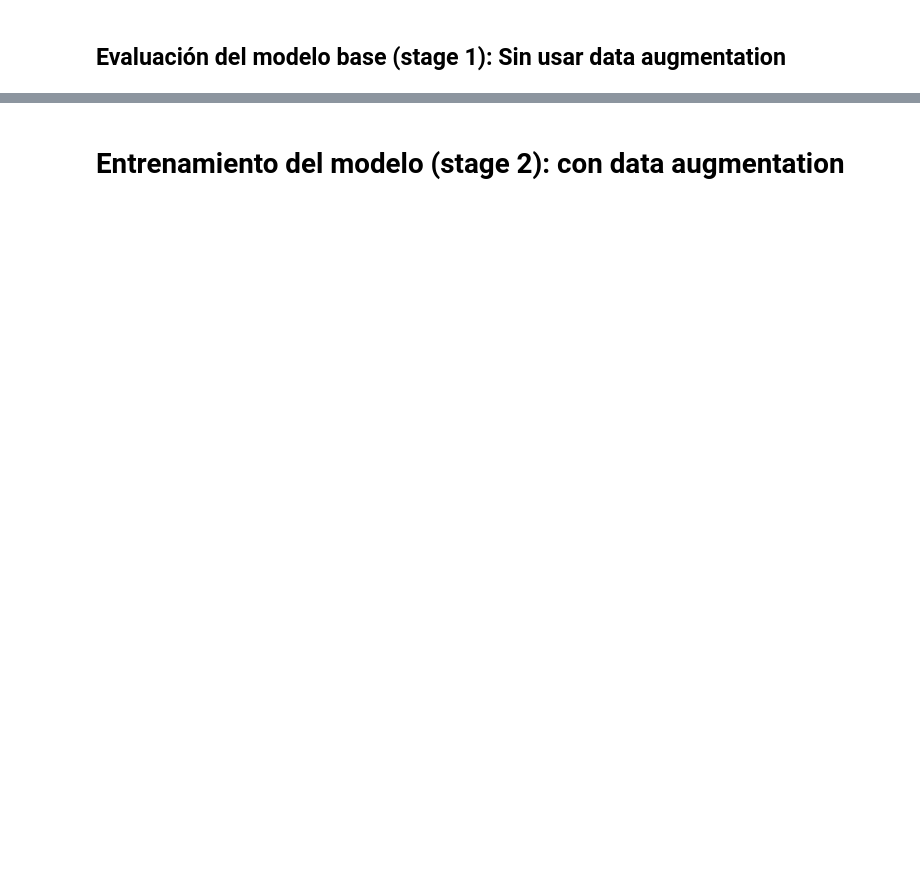
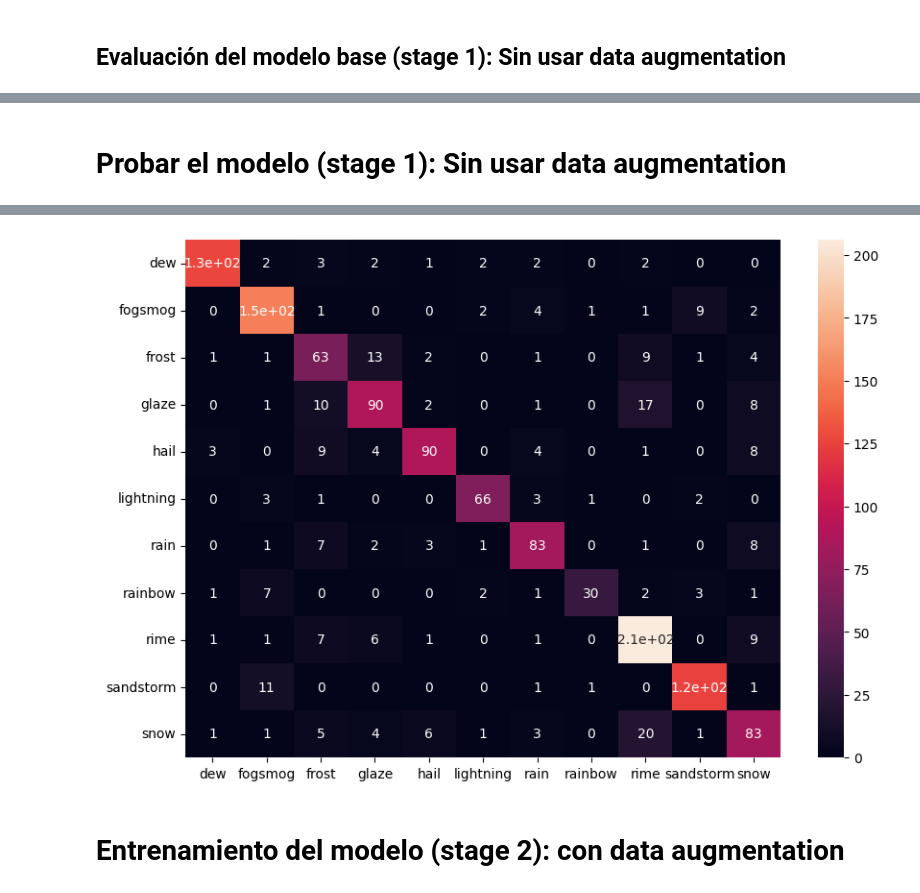
Before and after one commit to Mike5801/MachineLearningProject, a Jupyter notebook: A01610836_Avance_S3.ipynb, the cells around one changed output, grey strips where cells are left out. Drawn from its saved outputs; the diff is of its cells as text; code cells hidden in the pictures; blank space fills up the shorter version.

```diff
--- a/A01610836_Avance_S3.ipynb
+++ b/A01610836_Avance_S3.ipynb
@@ -206,0 +207,47 @@ plt.legend()
+# %% [markdown]
+# Probar el modelo (stage 1): Sin usar data augmentation
+# %%
+from keras.models import load_model
+from sklearn.metrics import classification_report, confusion_matrix
+import seaborn as sn
+
+class_names = list(test_rescale_generator.class_indices.keys())
+
+model = load_model("../my_model_1.keras")
+
+#steps = número de archivos / tamaño del batch
+test_loss_1, test_acc_1 = model.evaluate(test_rescale_generator, steps=43)
+
+print("stage 1 test accuracy:", test_acc_1)
+print("stage 1 test loss:", test_loss_1)
+
+# Matriz de confusión
+predicted_labels = []
+original_labels = []
+
+for i in range(len(test_rescale_generator)):
+    batch = test_rescale_generator[i]
+    images, labels = batch
+    predictions = model.predict(images)
+
+    batch_predicted_labels = np.argmax(predictions, axis=1)
+    labels = np.argmax(labels, axis=1)
+
+    predicted_labels.extend(batch_predicted_labels)
+
+    original_labels.extend(labels)
+
+predicted_labels = np.array(predicted_labels)
+original_labels = np.array(original_labels)
+
+print("Matriz de confusión")
+conf_mat = confusion_matrix(original_labels, predicted_labels)
+
+df_cm = pd.DataFrame(conf_mat, index = [i for i in class_names],
+                  columns = [i for i in class_names])
+plt.figure(figsize = (10,7))
+sn.heatmap(df_cm, annot=True)
+
+print("Reporte de clasificación")
+print(classification_report(original_labels, predicted_labels, target_names=class_names))
+# %% [output]
@@ -207,3 +271,4 @@ plt.legend()
+[figure, added]
 # %% [markdown]
 # Entrenamiento del modelo (stage 2): con data augmentation
 # %%
```
Also changed, not shown: parts of 9 cells of this notebook, 2 other files.
